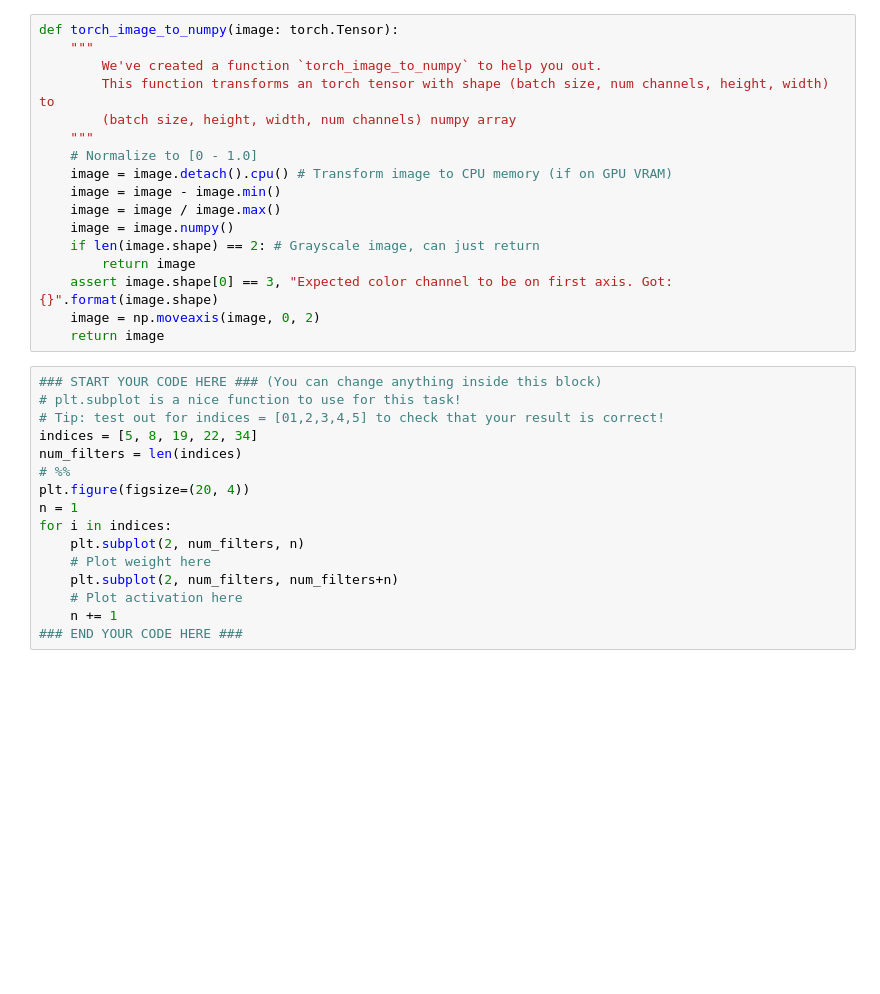
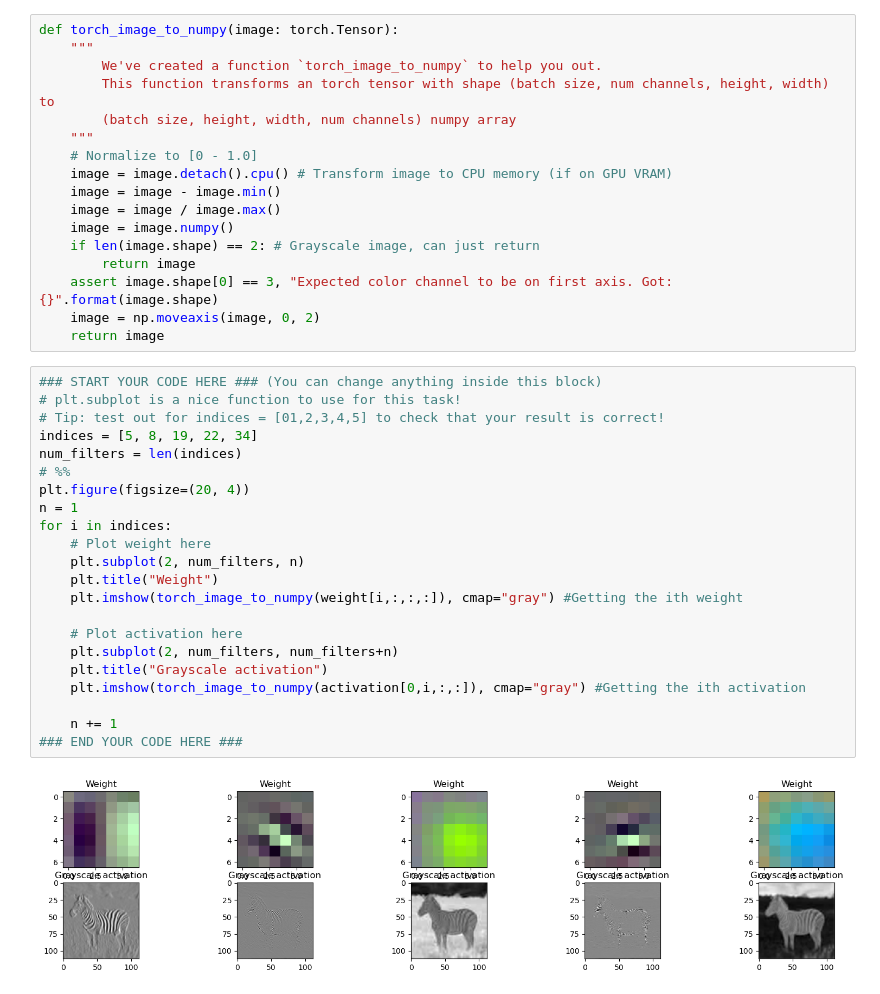
Before and after one commit to williamgt/TDT4195, a Jupyter notebook: TDT4195-StarterCode-2023/assignment 2/task2c.ipynb, the cells around one changed output. Cells and saved outputs as stored; diff of their text form; blank space fills up the shorter version.

```diff
--- a/TDT4195-StarterCode-2023/assignment 2/task2c.ipynb
+++ b/TDT4195-StarterCode-2023/assignment 2/task2c.ipynb
@@ -68,16 +99,24 @@ def torch_image_to_numpy(image: torch.Tensor):
 # %%
 ### START YOUR CODE HERE ### (You can change anything inside this block)
 # plt.subplot is a nice function to use for this task!
 # Tip: test out for indices = [01,2,3,4,5] to check that your result is correct!
 indices = [5, 8, 19, 22, 34]
 num_filters = len(indices)
 # %%
 plt.figure(figsize=(20, 4))
 n = 1
 for i in indices:
+    # Plot weight here
     plt.subplot(2, num_filters, n)
-    # Plot weight here
+    plt.title("Weight")
+    plt.imshow(torch_image_to_numpy(weight[i,:,:,:]), cmap="gray") #Getting the ith weight
+
+    # Plot activation here
     plt.subplot(2, num_filters, num_filters+n)
-    # Plot activation here
+    plt.title("Grayscale activation")
+    plt.imshow(torch_image_to_numpy(activation[0,i,:,:]), cmap="gray") #Getting the ith activation
+
     n += 1
 ### END YOUR CODE HERE ###
+# %% [output]
+[figure, added]
```
Also changed, not shown: parts of 5 cells of this notebook, 1 other file.
